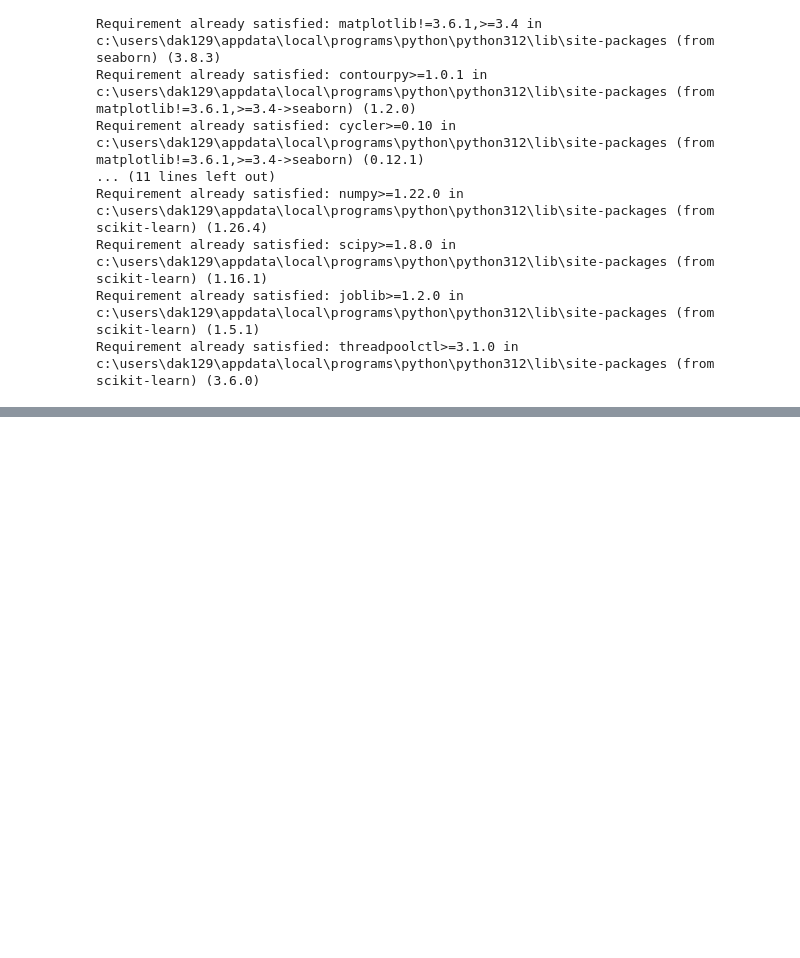
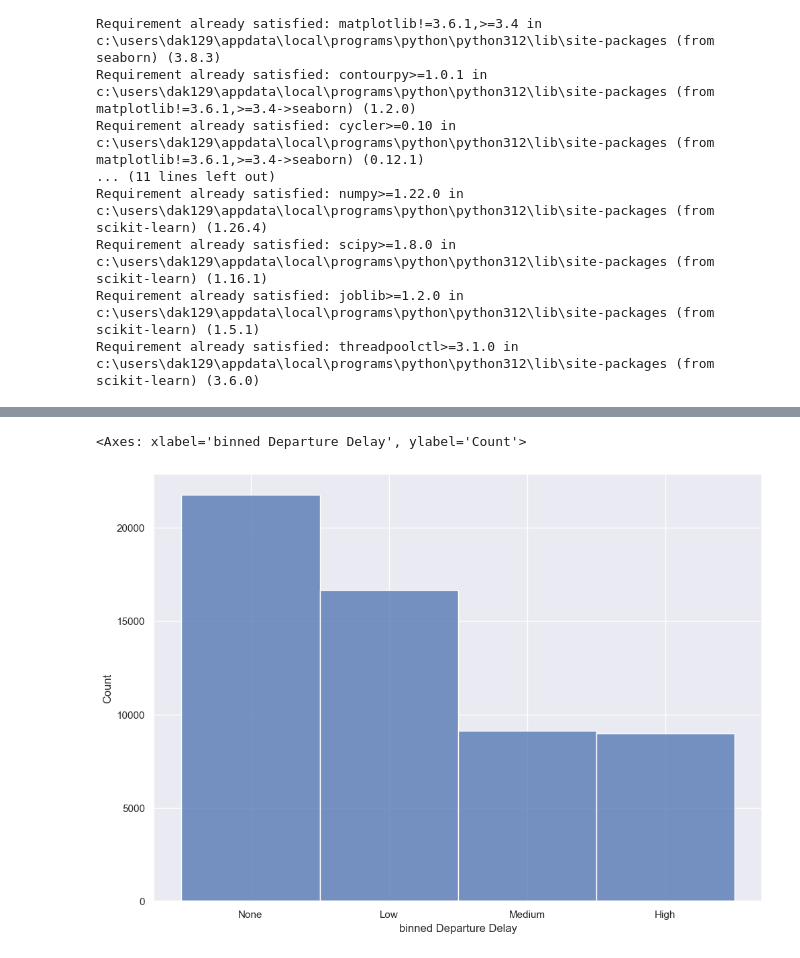
Before and after one commit to dak129/sirius_ml, a Jupyter notebook: logistic.ipynb, the cells around one changed output, grey strips where cells are left out. Saved outputs shown, nothing was run; the diff lists cells and outputs as text; code cells hidden in the pictures; blank space fills up the shorter version.

```diff
--- a/logistic.ipynb
+++ b/logistic.ipynb
@@ -29,0 +154,13 @@ data = pd.read_csv('data.csv', sep=',')
+# %%
+# Employ binning to deal with outliers
+
+bins = [0, 10, 30, 60, float('inf')]
+labels = ['None', 'Low', 'Medium', 'High']
+
+data['binned Departure Delay'] = pd.cut(data['Departure Delay in Minutes'], bins=bins, labels=labels)
+data['binned Arrival Delay'] = pd.cut(data['Arrival Delay in Minutes'], bins=bins, labels=labels)
+# %%
+sns.histplot(data['binned Departure Delay'])
+# %% [output]
+<Axes: xlabel='binned Departure Delay', ylabel='Count'>
+[figure, added]
```
Also changed, not shown: parts of 13 cells of this notebook.
